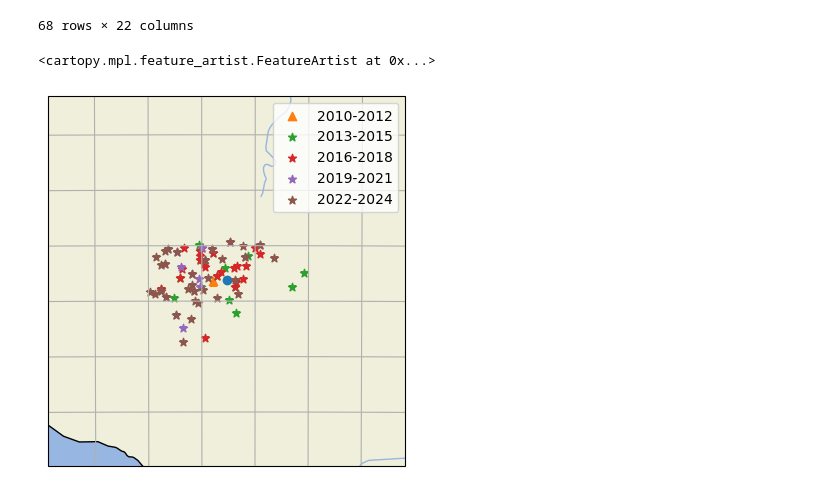
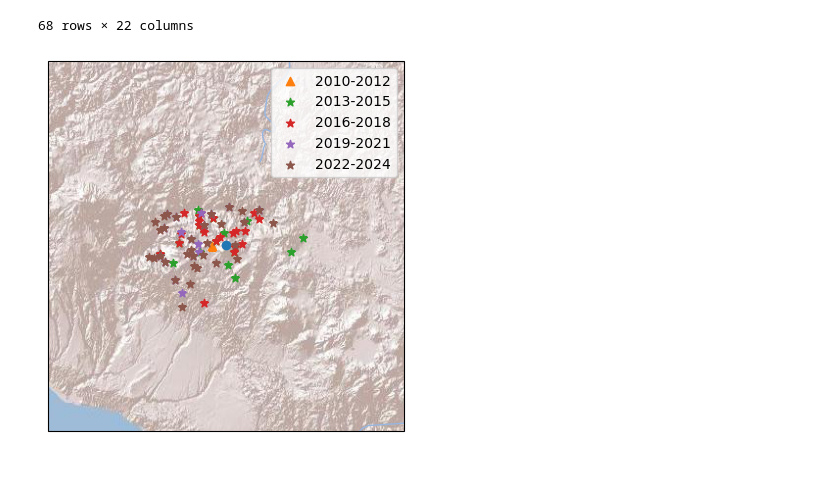
Before and after one commit to GPGN-268/SP2024-FP06-volcano, a Jupyter notebook: notebooks/dev-seismic.ipynb, the cells around one changed output. Cells and saved outputs as stored; diff of their text form; code cells hidden in the pictures.

```diff
--- a/notebooks/dev-seismic.ipynb
+++ b/notebooks/dev-seismic.ipynb
@@ -29,25 +30,3 @@ df_2015 = df_ref[(df_ref['time'] > '2012') & (df_ref['time'] < '2016')]
 df_2018 = df_ref[(df_ref['time'] > '2015') & (df_ref['time'] < '2019')]
 df_2021 = df_ref[(df_ref['time'] > '2018') & (df_ref['time'] < '2022')]
 df_2024 = df_ref[df_ref['time'] > '2021']
-# %%
-central_lon, central_lat = -71.857, -15.787
-extent = [-72.86, -70.86, -14.79, -16.79]
-sabancaya = (central_lon, central_lat)
-ax = plt.axes(projection=ccrs.Orthographic(central_lon, central_lat))
-ax.set_extent(extent)
-ax.gridlines()
-ax.add_feature(cfeature.LAKES, edgecolor='black')
-ax.add_feature(cfeature.OCEAN)
-ax.add_feature(cfeature.LAND)
-ax.add_feature(cfeature.RIVERS)
-ax.scatter(central_lon, central_lat, marker='o', transform=ccrs.Geodetic())
-ax.scatter(df_2012['longitude'], df_2012['latitude'], label='2010-2012', marker='^', transform=ccrs.Geodetic())
-ax.scatter(df_2015['longitude'], df_2015['latitude'], label='2013-2015', marker='*', transform=ccrs.Geodetic())
-ax.scatter(df_2018['longitude'], df_2018['latitude'], label='2016-2018', marker='*', transform=ccrs.Geodetic())
-ax.scatter(df_2021['longitude'], df_2021['latitude'], label='2019-2021', marker='*', transform=ccrs.Geodetic())
-ax.scatter(df_2024['longitude'], df_2024['latitude'], label='2022-2024', marker='*', transform=ccrs.Geodetic())
-ax.legend()
-ax.coastlines(resolution='10m')
-# %% [output]
-<cartopy.mpl.feature_artist.FeatureArtist at 0x...>
-[figure, removed]
@@ -53,0 +37,27 @@ ax.coastlines(resolution='10m')
+# %%
+from cartopy.io.img_tiles import GoogleTiles
+class ShadedReliefESRI(GoogleTiles):
+    # shaded relief
+    def _image_url(self, tile):
+        x, y, z = tile
+        url = ('https://server.arcgisonline.com/ArcGIS/rest/services/' \
+               'World_Shaded_Relief/MapServer/tile/{z}/{y}/{x}.jpg').format(
+               z=z, y=y, x=x)
+        return url
+# %%
+ax = plt.axes(projection=ShadedReliefESRI().crs)
+ax.set_extent(extent)
+# ax.add_feature(cfeature.OCEAN)
+# ax.add_feature(cfeature.LAND)
+ax.add_feature(cfeature.RIVERS)
+ax.scatter(central_lon, central_lat, marker='o', transform=ccrs.Geodetic())
+ax.scatter(df_2012['longitude'], df_2012['latitude'], label='2010-2012', marker='^', transform=ccrs.Geodetic())
+ax.scatter(df_2015['longitude'], df_2015['latitude'], label='2013-2015', marker='*', transform=ccrs.Geodetic())
+ax.scatter(df_2018['longitude'], df_2018['latitude'], label='2016-2018', marker='*', transform=ccrs.Geodetic())
+ax.scatter(df_2021['longitude'], df_2021['latitude'], label='2019-2021', marker='*', transform=ccrs.Geodetic())
+ax.scatter(df_2024['longitude'], df_2024['latitude'], label='2022-2024', marker='*', transform=ccrs.Geodetic())
+ax.legend()
+# ax.coastlines(resolution='10m')
+ax.add_image(ShadedReliefESRI(), 8)
+# %% [output]
+[figure, added]
```
Also changed, not shown: parts of 6 cells of this notebook, 3 other files.
